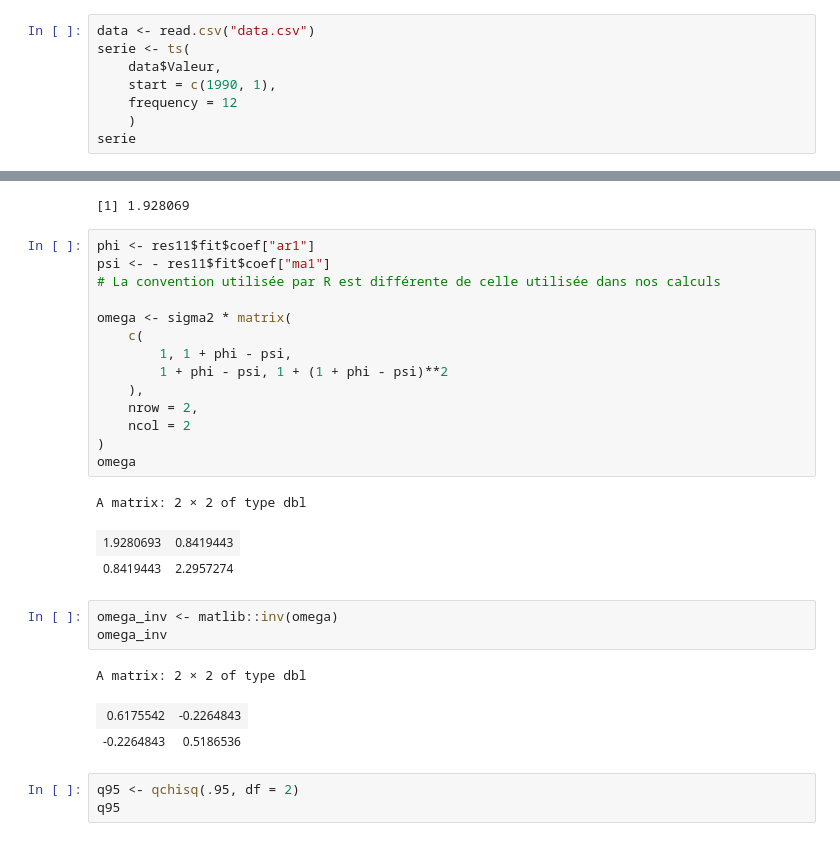
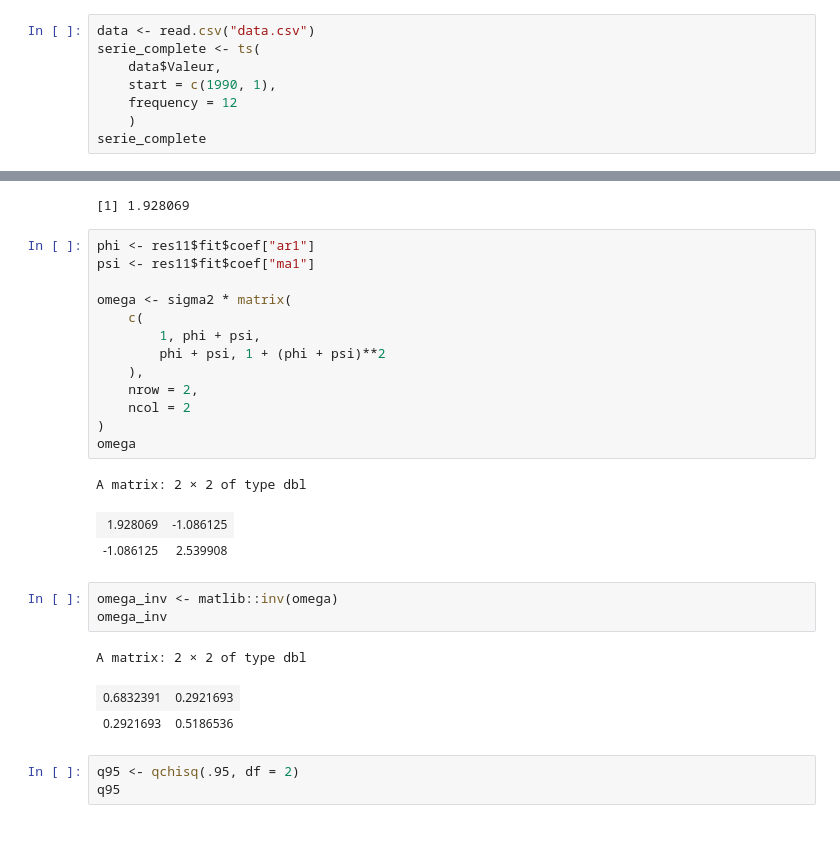
Before and after one commit to kouame1999/Projet_serie-temporelle, a Jupyter notebook: code.ipynb, the cells around one changed output, grey strips where cells are left out. Cells and saved outputs as stored; diff of their text form.

```diff
--- a/code.ipynb
+++ b/code.ipynb
@@ -6,12 +6,12 @@ figsize <- function(width, heigth) {
 }
 # %%
 data <- read.csv("data.csv")
-serie <- ts(
+serie_complete <- ts(
     data$Valeur,
     start = c(1990, 1),
     frequency = 12
     )
-serie
+serie_complete
 # %% [output]
 A Time Series: 33 × 12
 |  | Jan | Feb | Mar | Apr | May | Jun | Jul | Aug | Sep | Oct | Nov | ... |
@@ -429,29 +447,28 @@ sigma2
 [1] 1.928069
 # %%
 phi <- res11$fit$coef["ar1"]
-psi <- - res11$fit$coef["ma1"]
-# La convention utilisée par R est différente de celle utilisée dans nos calculs
+psi <- res11$fit$coef["ma1"]
 
 omega <- sigma2 * matrix(
     c(
-        1, 1 + phi - psi,
-        1 + phi - psi, 1 + (1 + phi - psi)**2
+        1, phi + psi,
+        phi + psi, 1 + (phi + psi)**2
     ),
     nrow = 2,
     ncol = 2
 )
 omega
 # %% [output]
 A matrix: 2 × 2 of type dbl
-| 1.9280693 | 0.8419443 |
-| 0.8419443 | 2.2957274 |
+| 1.928069 | -1.086125 |
+| -1.086125 | 2.539908 |
 # %%
 omega_inv <- matlib::inv(omega)
 omega_inv
 # %% [output]
 A matrix: 2 × 2 of type dbl
-| 0.6175542 | -0.2264843 |
-| -0.2264843 | 0.5186536 |
+| 0.6832391 | 0.2921693 |
+| 0.2921693 | 0.5186536 |
 # %%
 q95 <- qchisq(.95, df = 2)
 q95
```
Also changed, not shown: parts of 5 cells of this notebook, 1 other file.
